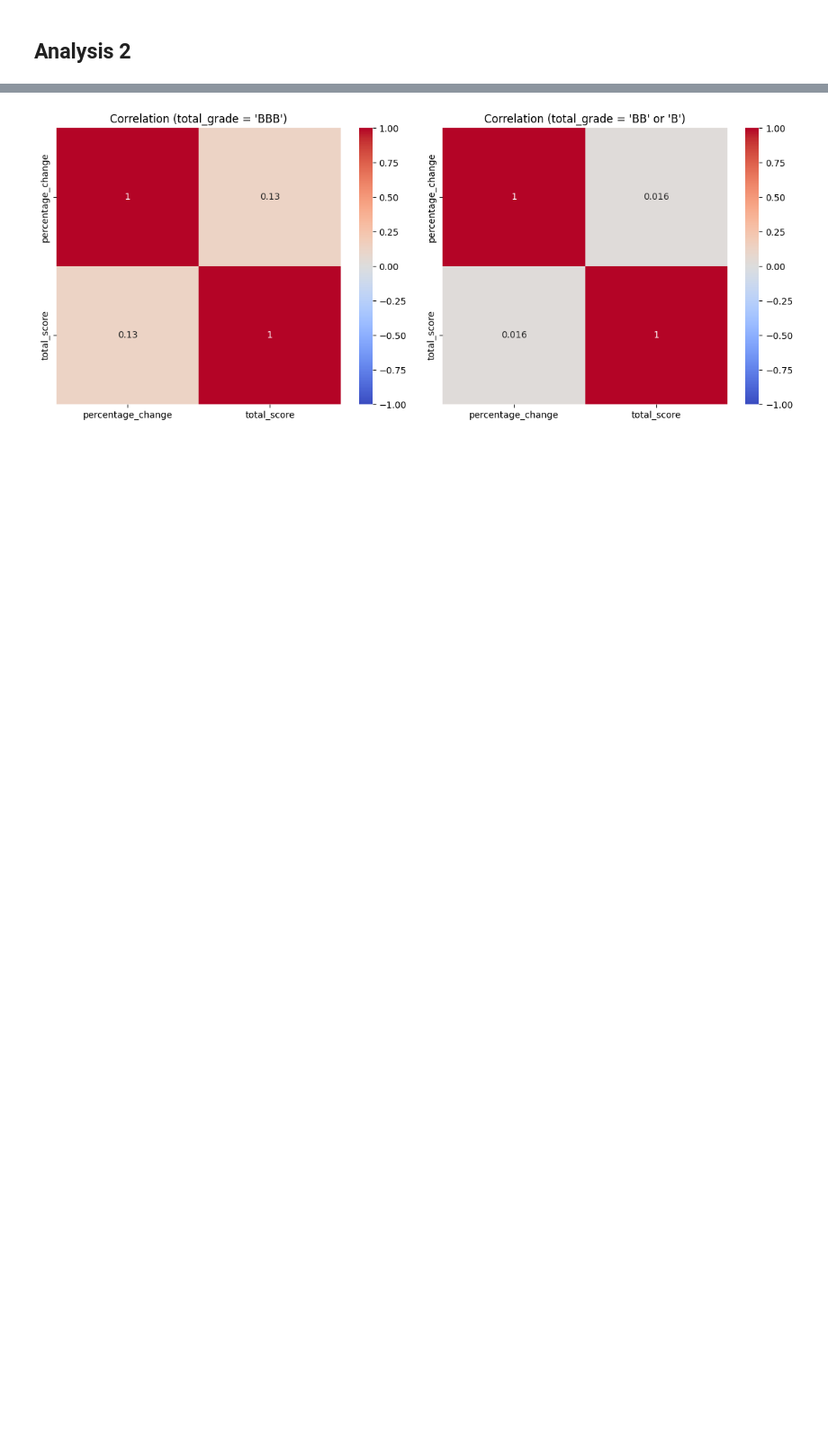
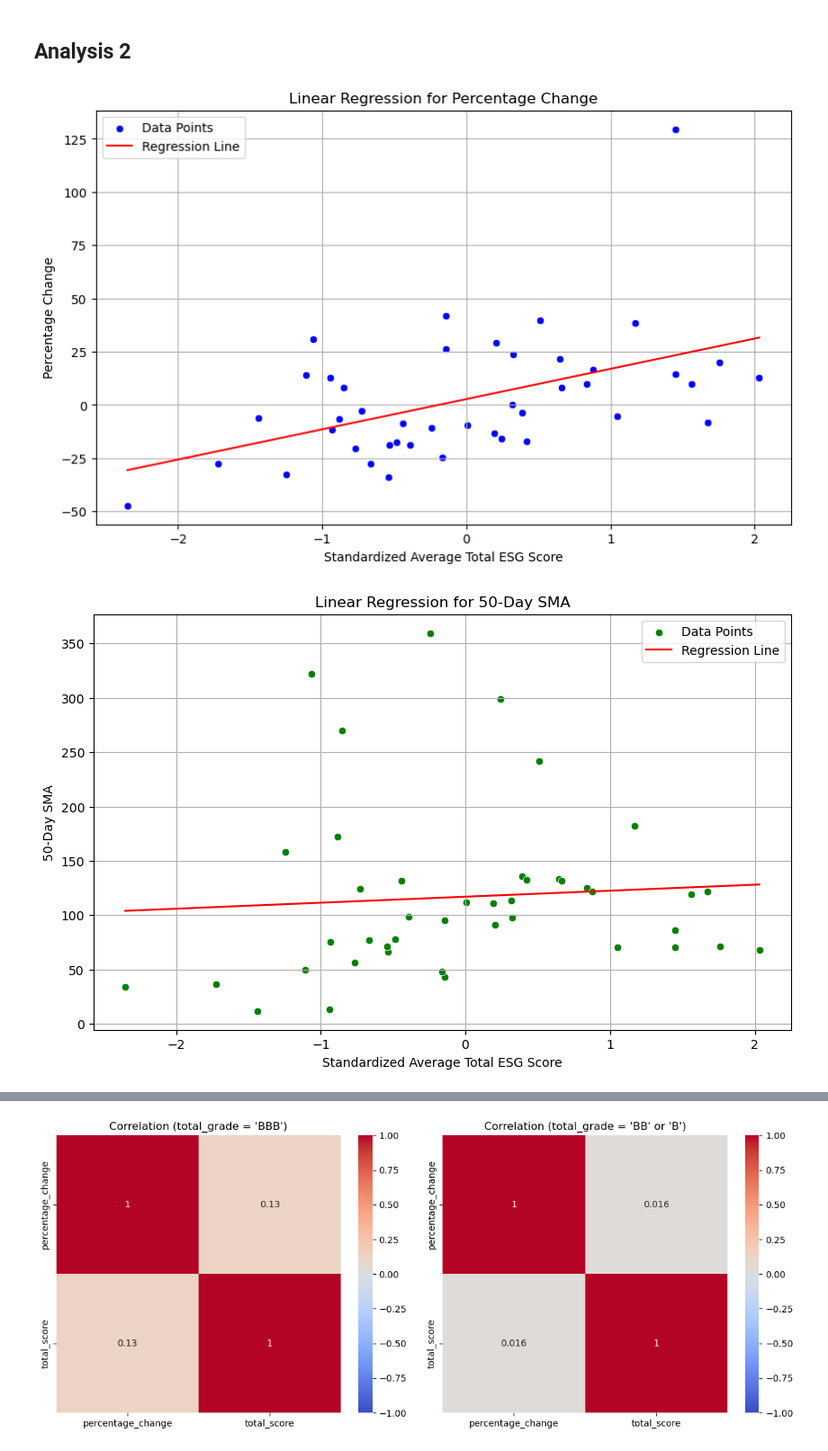
Before and after one commit to anushabishayee/info2950_finalproject, a Jupyter notebook: Phase4.ipynb, the cells around one changed output, grey strips where cells are left out. Shown at 90% size. Saved outputs shown, nothing was run; the diff lists cells and outputs as text; code cells hidden in the pictures; blank space fills up the shorter version.

Commit message:
added graphs, code for analysis 1

```diff
--- a/Phase4.ipynb
+++ b/Phase4.ipynb
@@ -264,6 +399,38 @@ One-tailed p-value for ESG coefficient in Logistic Regression: 0.111193735622949
 Fail to reject the null hypothesis: No significant positive effect of ESG on 50-Day SMA performance classification.
 # %% [markdown]
 ## Analysis 2
+# %%
+import matplotlib.pyplot as plt
+import seaborn as sns
+
+# Scatter plot with regression line for Percentage Change
+plt.figure(figsize=(10, 6))
+sns.scatterplot(x=industry_data['average_total_esg_score_scaled'], y=industry_data['percentage_change'], color='blue', label='Data Points')
+sns.lineplot(x=industry_data['average_total_esg_score_scaled'],
+             y=linear_model_pc.predict(X_linear_pc),
+             color='red', label='Regression Line')
+plt.title('Linear Regression for Percentage Change')
+plt.xlabel('Standardized Average Total ESG Score')
+plt.ylabel('Percentage Change')
+plt.legend()
+plt.grid(True)
+plt.show()
+
+# Scatter plot with regression line for 50-Day SMA
+plt.figure(figsize=(10, 6))
+sns.scatterplot(x=industry_data['average_total_esg_score_scaled'], y=industry_data['50_day_SMA'], color='green', label='Data Points')
+sns.lineplot(x=industry_data['average_total_esg_score_scaled'],
+             y=linear_model_sma.predict(X_linear_sma),
+             color='red', label='Regression Line')
+plt.title('Linear Regression for 50-Day SMA')
+plt.xlabel('Standardized Average Total ESG Score')
+plt.ylabel('50-Day SMA')
+plt.legend()
+plt.grid(True)
+plt.show()
+# %% [output]
+[figure, added]
+[figure, added]
 # %%
 # Preregistration Statement 2
 
```
Also changed, not shown: parts of 6 cells of this notebook.
